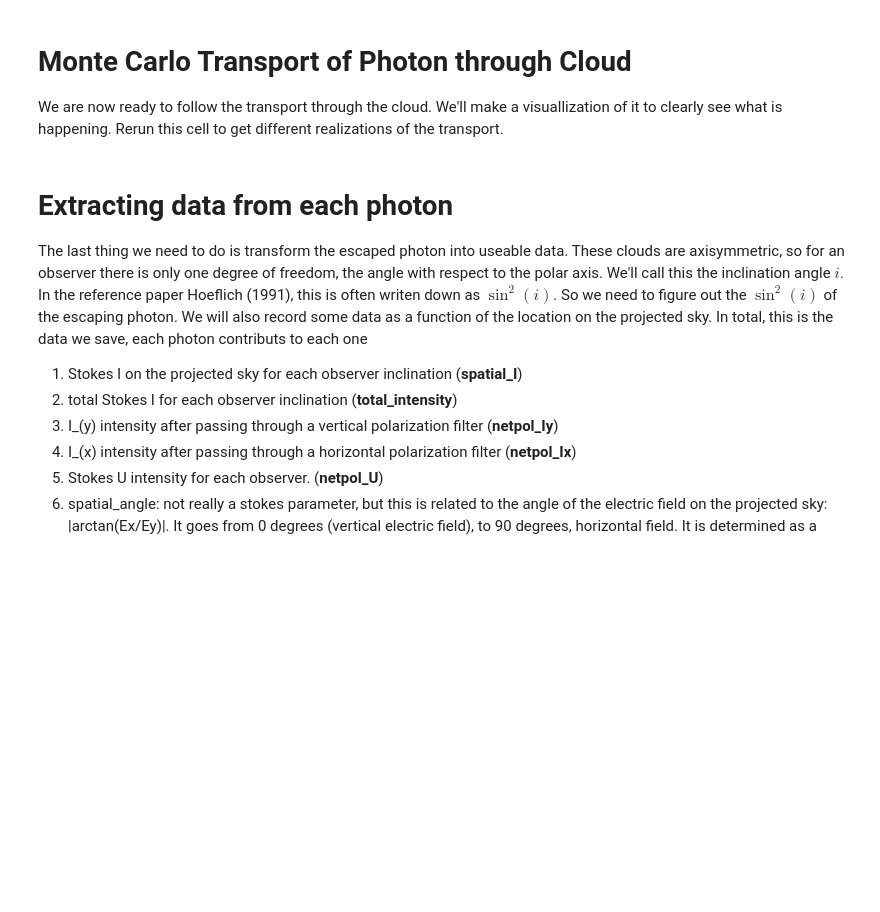
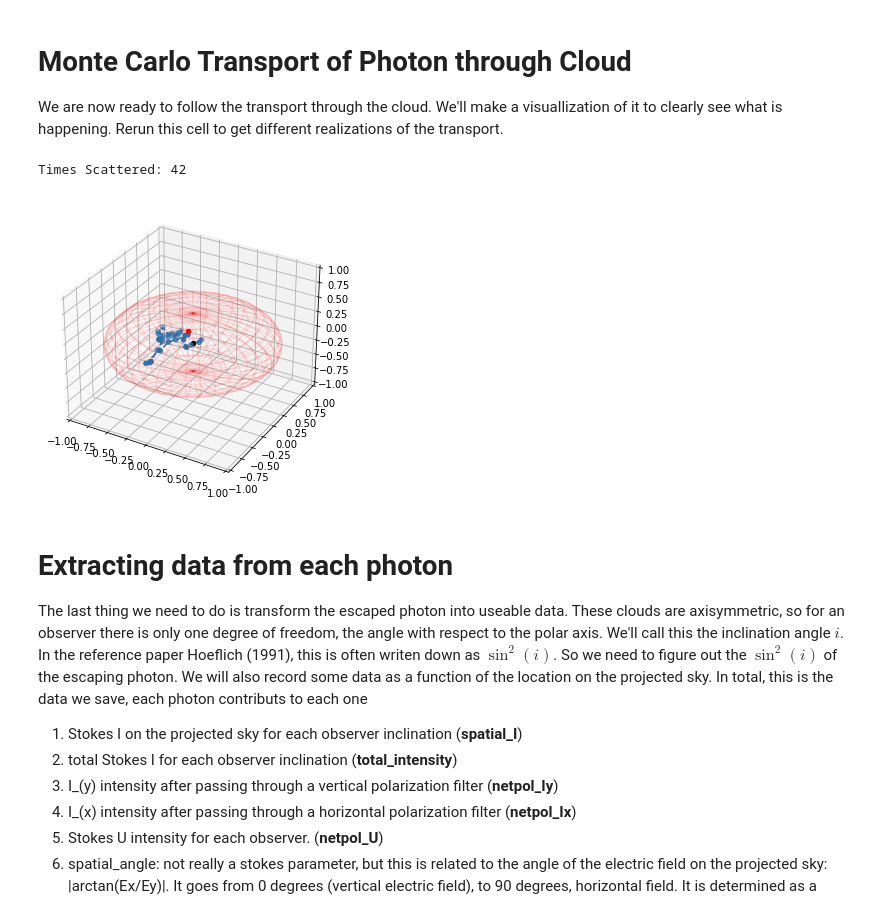
Before and after one commit to Kaynar00/MCPolarization, a Jupyter notebook: MCPolarization.ipynb, the cells around one changed output. Cells and saved outputs as stored; diff of their text form; code cells hidden in the pictures; blank space fills up the shorter version.

```diff
--- a/MCPolarization.ipynb
+++ b/MCPolarization.ipynb
@@ -274,7 +274,7 @@ We are now ready to follow the transport through the cloud.  We'll make a visual
 # %%
 #%matplotlib widget
 #make a cloud and a photon
-mycloud = Cloud(maxtau=2.0,axesratio=0.5)
+mycloud = Cloud(maxtau=10.0,axesratio=0.5)
 myphoton = Photon()
 
 #for imaging purposes, keep track of each position, we don't normally have to do this,
@@ -289,7 +289,7 @@ positions.append(myphoton.pos*1.0) #here we need the *1.0 since otherwise we wil
 distance = get_MC_distance(myphoton,mycloud) #put the expression here
 
 #next, find the dt associated with that distance and move that far
-dt = ? #put the expression here
+dt = distance/myphoton.speed() #put the expression here
 myphoton.move(dt)
 positions.append(myphoton.pos*1.0)
 
@@ -300,9 +300,11 @@ while(check_in_cloud(myphoton.pos,mycloud)):
     #scatter!
     count += 1
     #here you need to scatter, determine the next step size and move again
-    ?
-    ?
-    ?
+    theta, phi = thomson_scatter_direction()
+    thomson_scatter(myphoton,theta,phi)
+    distance = get_MC_distance(myphoton,mycloud)
+    dt = distance/myphoton.speed()
+    myphoton.move(dt)
 
     positions.append(myphoton.pos*1.0)
 
@@ -312,33 +314,36 @@ print("Times Scattered:",count)
 
 #next, plot the positions and the paths of the photon
 positions = np.asarray(positions)
 fig = plt.figure()
 ax = Axes3D(fig)
 fig.add_axes(ax)
 #ax = fig.add_subplot(111, projection='3d')
 ax.scatter(positions.T[0][1:-1],positions.T[1][1:-1],positions.T[2][1:-1])
 ax.plot(positions.T[0],positions.T[1],positions.T[2],'--')
 ax.set_xlim(-1,1)
 ax.set_ylim(-1,1)
 ax.set_zlim(-1,1)
 
 #mark the origin with a black dot
 ax.scatter(positions.T[0][0],positions.T[1][0],positions.T[2][0],c='k',s=20)
 #mark the final escaped position with a red dot
 ax.scatter(positions.T[0][-1],positions.T[1][-1],positions.T[2][-1],c='r',s=20)
 
 #from stack overflow... plot a wire frame of our cloud.
 n_meridians=40
 centre = array([0,0,0])
 radius=1
 n_circles_latitude = max(n_meridians/2, 4)
 u, v = np.mgrid[0:2*pi:n_meridians*1j, 0:pi:n_circles_latitude*1j]
 sphere_x = centre[0] + mycloud.axes[0] * cos(u) * sin(v)
 sphere_y = centre[1] + mycloud.axes[1] * sin(u) * sin(v)
 sphere_z = centre[2] + mycloud.axes[2] * cos(v)
 ax.plot_wireframe( sphere_x, sphere_y, sphere_z, color="r", alpha=0.1)
 
 plt.show()
+# %% [output]
+Times Scattered: 42
+[figure, added]
 # %% [markdown]
 Extracting data from each photon
 ==
```
Also changed, not shown: parts of 10 cells of this notebook.
